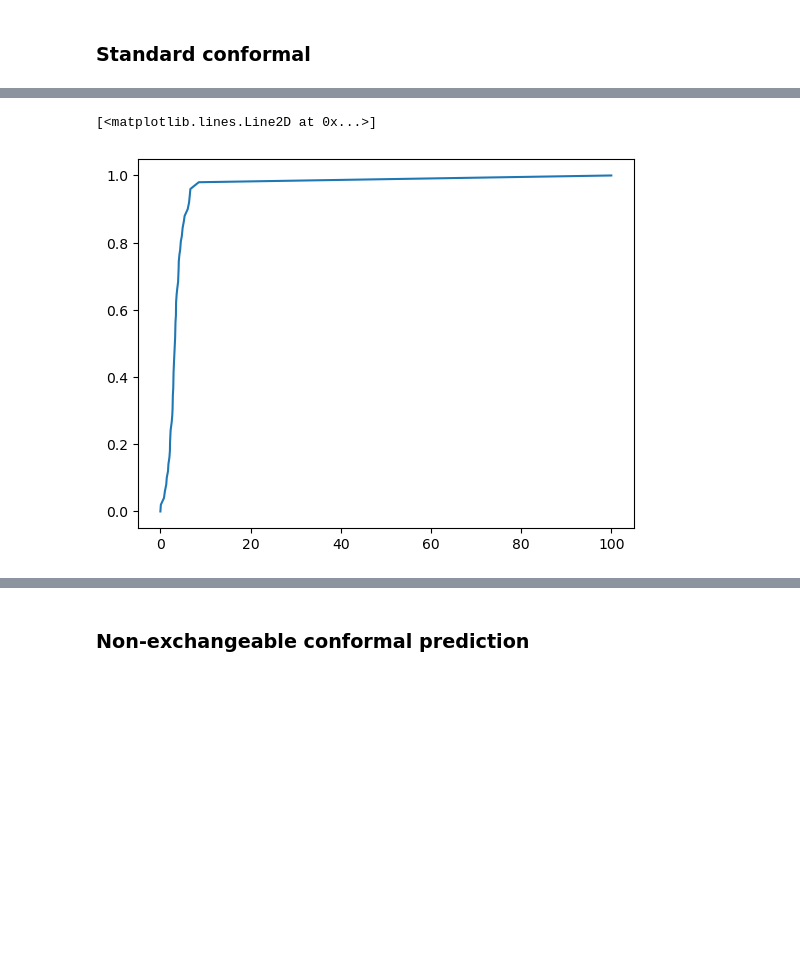
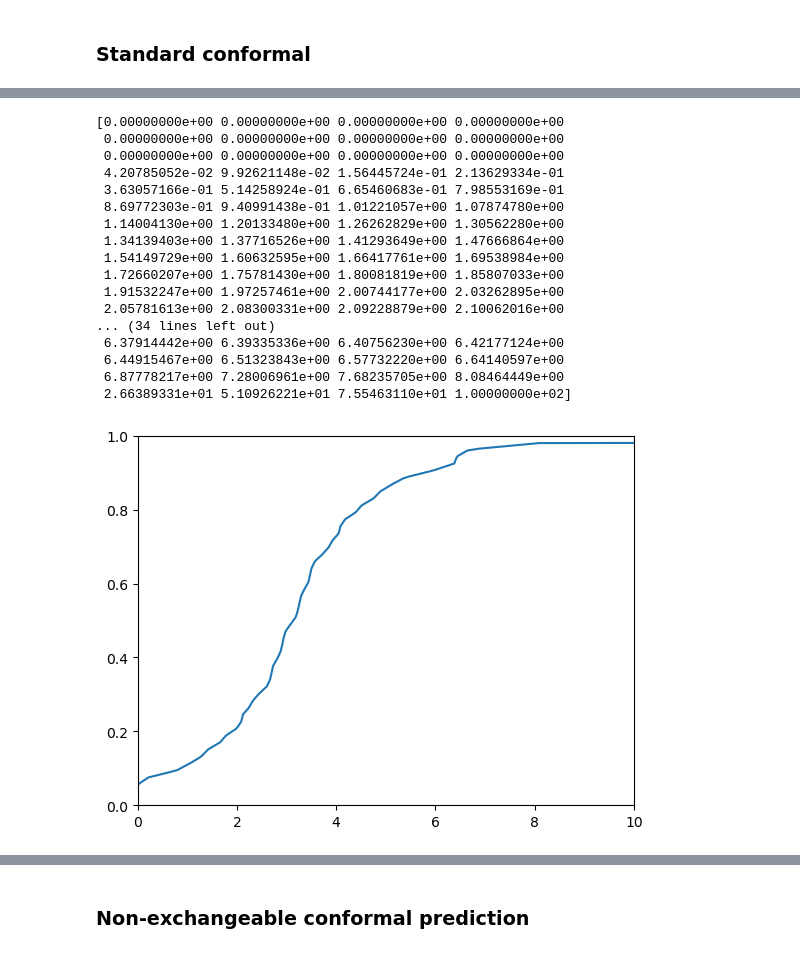
Before and after one commit to salthoff/wind-prediction-conformal, a Jupyter notebook: model_compare.ipynb, the cells around one changed output, grey strips where cells are left out. Cells and saved outputs as stored; diff of their text form; code cells hidden in the pictures; blank space fills up the shorter version.

```diff
--- a/model_compare.ipynb
+++ b/model_compare.ipynb
@@ -232,11 +226,27 @@ plt.plot(pred,np.linspace(0,1,len(pred)))
 # %%
-conf_std = Conformal_nex(0.99)
+conf_std = Conformal_nxg(0.99,0.95,np.array([0.01, 0.01]),2)
 conf_std.calibrate(inp_data[0],forecasts[0],measurements[0])
 pred = conf_std.predict(inp_data[1][1,:],forecasts[1][1])
 plt.plot(pred,np.linspace(0,1,len(pred)))
-#plt.axis([0,10,0,1])
-#print(pred)
+plt.axis([0,10,0,1])
+print(pred)
 # %% [output]
-[<matplotlib.lines.Line2D at 0x...>]
+[0.00000000e+00 0.00000000e+00 0.00000000e+00 0.00000000e+00
+ 0.00000000e+00 0.00000000e+00 0.00000000e+00 0.00000000e+00
+ 0.00000000e+00 0.00000000e+00 0.00000000e+00 0.00000000e+00
+ 4.20785052e-02 9.92621148e-02 1.56445724e-01 2.13629334e-01
+ 3.63057166e-01 5.14258924e-01 6.65460683e-01 7.98553169e-01
+ 8.69772303e-01 9.40991438e-01 1.01221057e+00 1.07874780e+00
+ 1.14004130e+00 1.20133480e+00 1.26262829e+00 1.30562280e+00
+ 1.34139403e+00 1.37716526e+00 1.41293649e+00 1.47666864e+00
+ 1.54149729e+00 1.60632595e+00 1.66417761e+00 1.69538984e+00
+ 1.72660207e+00 1.75781430e+00 1.80081819e+00 1.85807033e+00
+ 1.91532247e+00 1.97257461e+00 2.00744177e+00 2.03262895e+00
+ 2.05781613e+00 2.08300331e+00 2.09228879e+00 2.10062016e+00
+... (34 lines left out)
+ 6.37914442e+00 6.39335336e+00 6.40756230e+00 6.42177124e+00
+ 6.44915467e+00 6.51323843e+00 6.57732220e+00 6.64140597e+00
+ 6.87778217e+00 7.28006961e+00 7.68235705e+00 8.08464449e+00
+ 2.66389331e+01 5.10926221e+01 7.55463110e+01 1.00000000e+02]
-[figure, old version]
+[figure, new version]
 # %%
```
Also changed, not shown: parts of 26 cells of this notebook, 5 other files.
